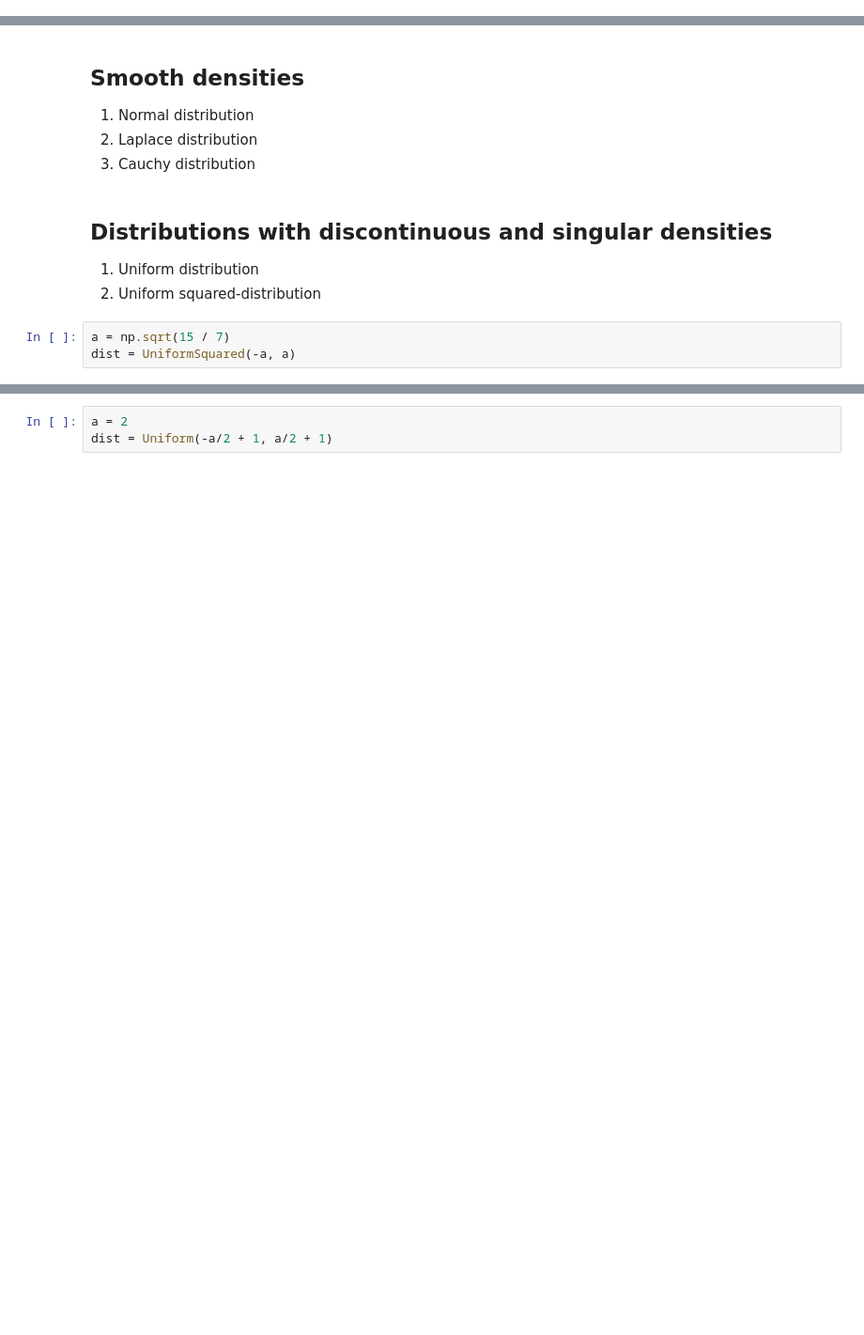
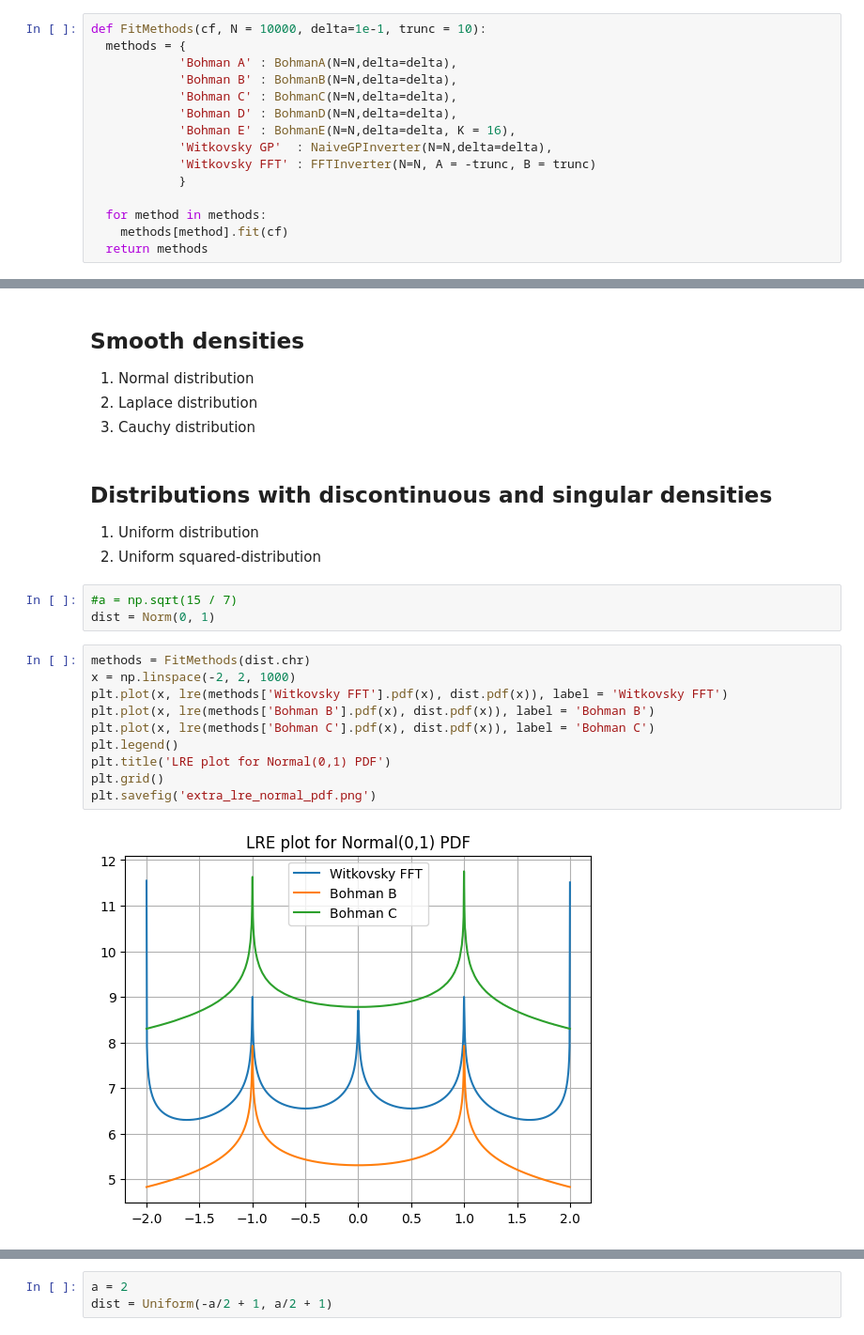
Before and after one commit to PySATL/pysatl-cfinversion, a Jupyter notebook: examples/Examples_BohmanMethods.ipynb, the cells around one changed output, grey strips where cells are left out. Shown at 94% size. Drawn from its saved outputs; the diff is of its cells as text; blank space fills up the shorter version.

```diff
--- a/examples/Examples_BohmanMethods.ipynb
+++ b/examples/Examples_BohmanMethods.ipynb
@@ -21,4 +22,19 @@ def BohmanMethodTest(x, cf, ax = None, methods = ['A', 'B', 'C', 'D', 'E'], N =
     bohman[method].fit(cf)
     ax.plot(x, bohman[method].cdf(x), label = f"Method {method}")
   return ax, bohman
+# %%
+def FitMethods(cf, N = 10000, delta=1e-1, trunc = 10):
+  methods = {
+            'Bohman A' : BohmanA(N=N,delta=delta),
+            'Bohman B' : BohmanB(N=N,delta=delta),
+            'Bohman C' : BohmanC(N=N,delta=delta),
+            'Bohman D' : BohmanD(N=N,delta=delta),
+            'Bohman E' : BohmanE(N=N,delta=delta, K = 16),
+            'Witkovsky GP'  : NaiveGPInverter(N=N,delta=delta),
+            'Witkovsky FFT' : FFTInverter(N=N, A = -trunc, B = trunc)
+            }
+
+  for method in methods:
+    methods[method].fit(cf)
+  return methods
 # %%
@@ -33,5 +49,17 @@ from cfinversion.distributions import Uniform, UniformSquared
 1. Uniform distribution
 2. Uniform squared-distribution
 # %%
-a = np.sqrt(15 / 7)
-dist = UniformSquared(-a, a)
+#a = np.sqrt(15 / 7)
+dist = Norm(0, 1)
+# %%
+methods = FitMethods(dist.chr)
+x = np.linspace(-2, 2, 1000)
+plt.plot(x, lre(methods['Witkovsky FFT'].pdf(x), dist.pdf(x)), label = 'Witkovsky FFT')
+plt.plot(x, lre(methods['Bohman B'].pdf(x), dist.pdf(x)), label = 'Bohman B')
+plt.plot(x, lre(methods['Bohman C'].pdf(x), dist.pdf(x)), label = 'Bohman C')
+plt.legend()
+plt.title('LRE plot for Normal(0,1) PDF')
+plt.grid()
+plt.savefig('extra_lre_normal_pdf.png')
+# %% [output]
+[figure, added]
```
Also changed, not shown: parts of 4 cells of this notebook, 3 other files.
